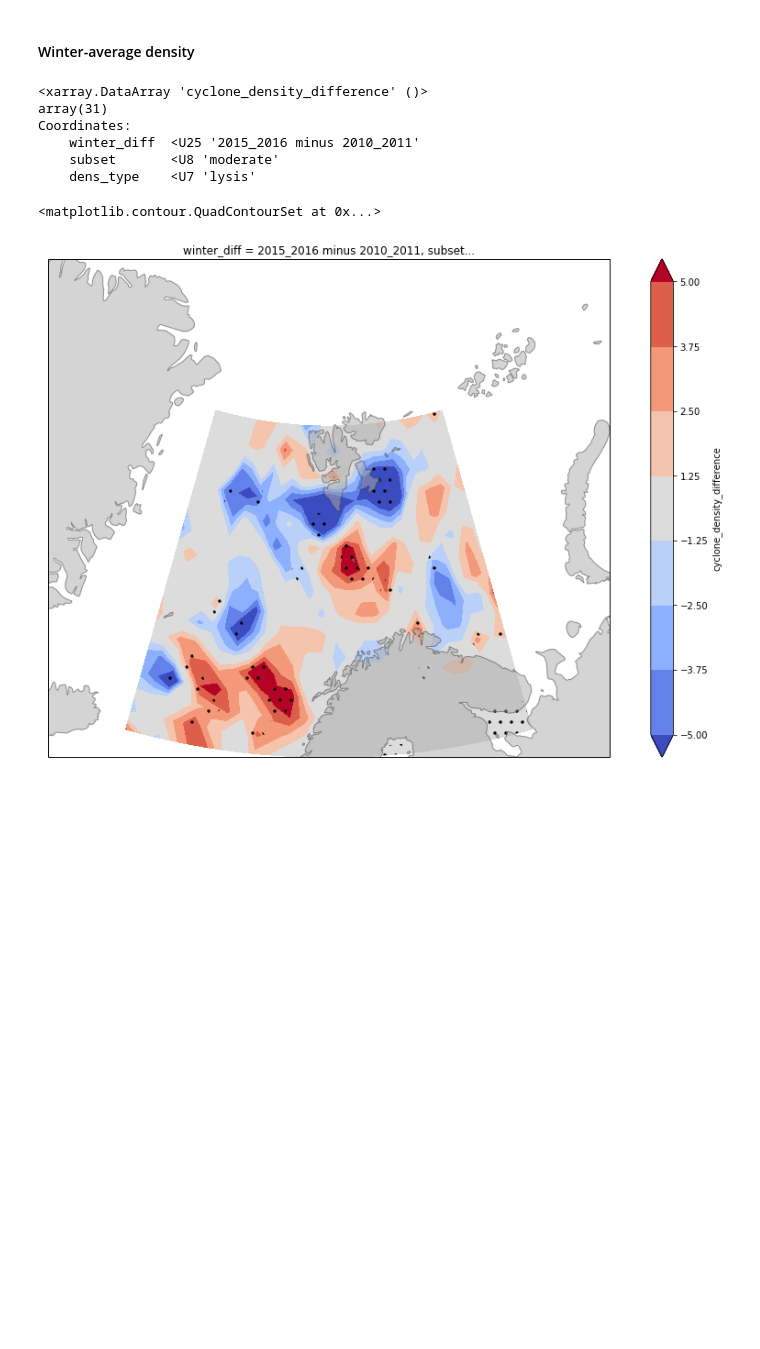
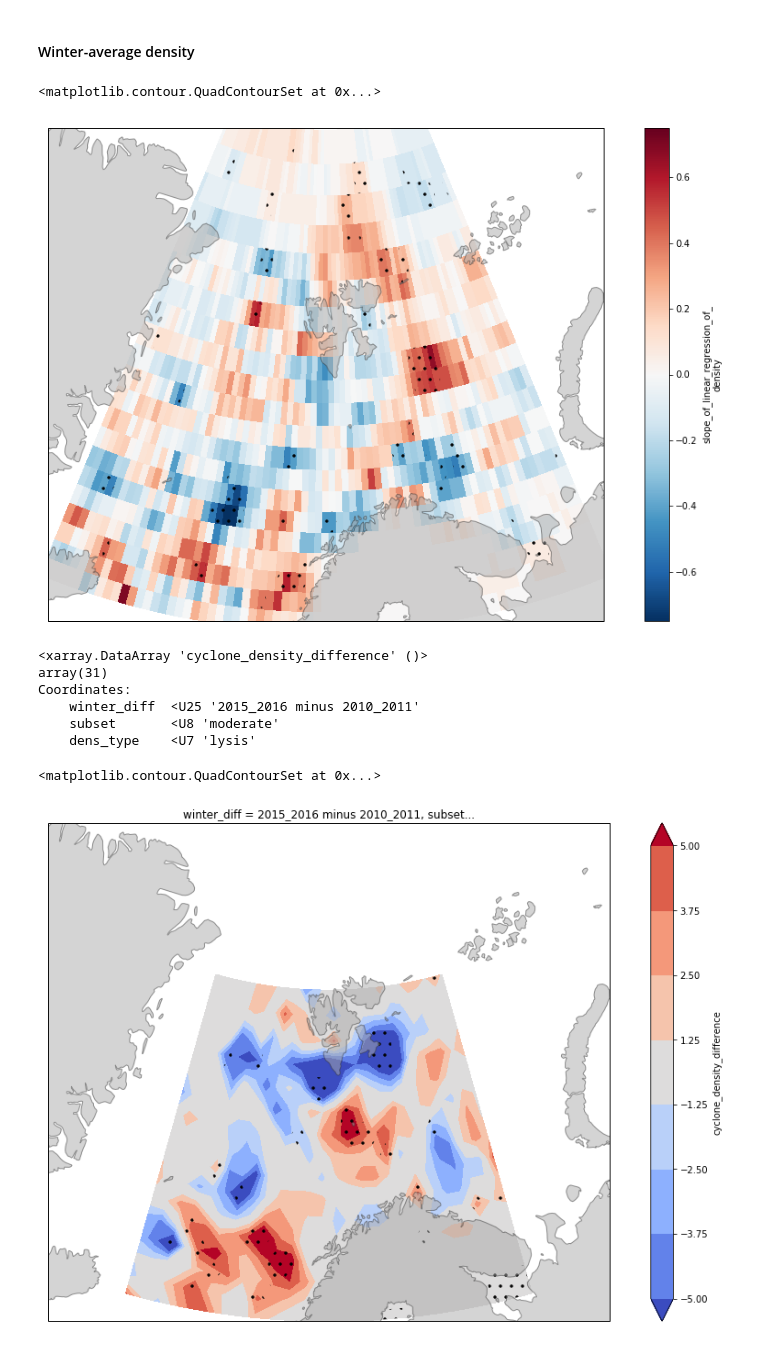
Before and after one commit to dennissergeev/pmc_clim, a Jupyter notebook: code/Sea-Ice.ipynb, the cells around one changed output. Drawn from its saved outputs; the diff is of its cells as text; code cells hidden in the pictures; blank space fills up the shorter version.

```diff
--- a/code/Sea-Ice.ipynb
+++ b/code/Sea-Ice.ipynb
@@ -299,6 +366,26 @@ for winter, (winter_start, winter_end) in tqdm(winter_dates.items(), desc='winte
     _d[winter] = calc_all_dens(TR_one_winter, lon_dens, lat_dens, method='radius', r=111.3)
 dens_per_winter = xr.Dataset(_d).to_array(dim='winter').rename('density')
 clear_output()
+# %%
+da = dens_per_winter.sel(subset='moderate', dens_type='genesis')
+# %%
+actual_slope = naive_lin_regres_each_grid_point(da, dim='winter')
+# %%
+slopes = naive_lin_regres_each_grid_point(da, nperm=1000, dim='winter')
+# %%
+regres_confidence_mask = ((  (actual_slope <= np.percentile(slopes, 2.5, axis=0))
+                           | (actual_slope >= np.percentile(slopes, 97.5, axis=0))) & (lsm_1deg.values < 1)).astype(int)
+# %%
+fig = plt.figure(figsize=(16, 10))
+
+ax = lcc_map(fig, **LCC_KW)
+
+actual_slope.plot.pcolormesh(ax=ax, **trans);
+
+regres_confidence_mask.plot.contourf(ax=ax, levels=[0, 0.5, 1.1], colors='none', hatches=[None, '.'], add_colorbar=False, **trans)
+# %% [output]
+<matplotlib.contour.QuadContourSet at 0x...>
+[figure, added]
 # %%
 # da = dens_per_winter.sel(subset='moderate', dens_type='point')
 da = dens_per_winter
```
Also changed, not shown: parts of 18 cells of this notebook.
